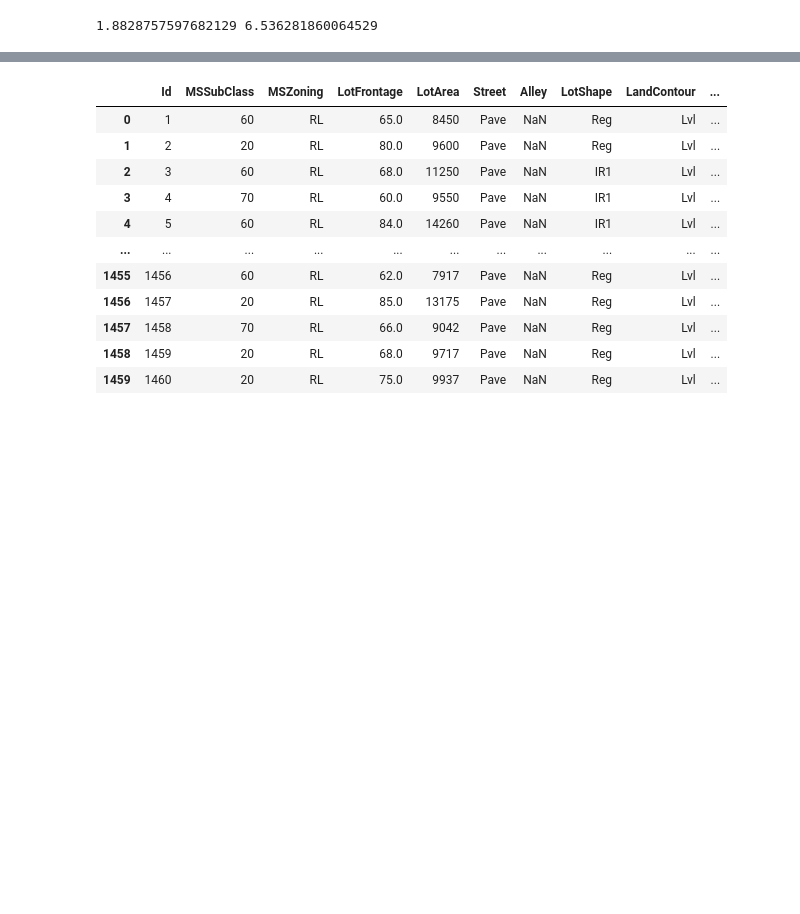
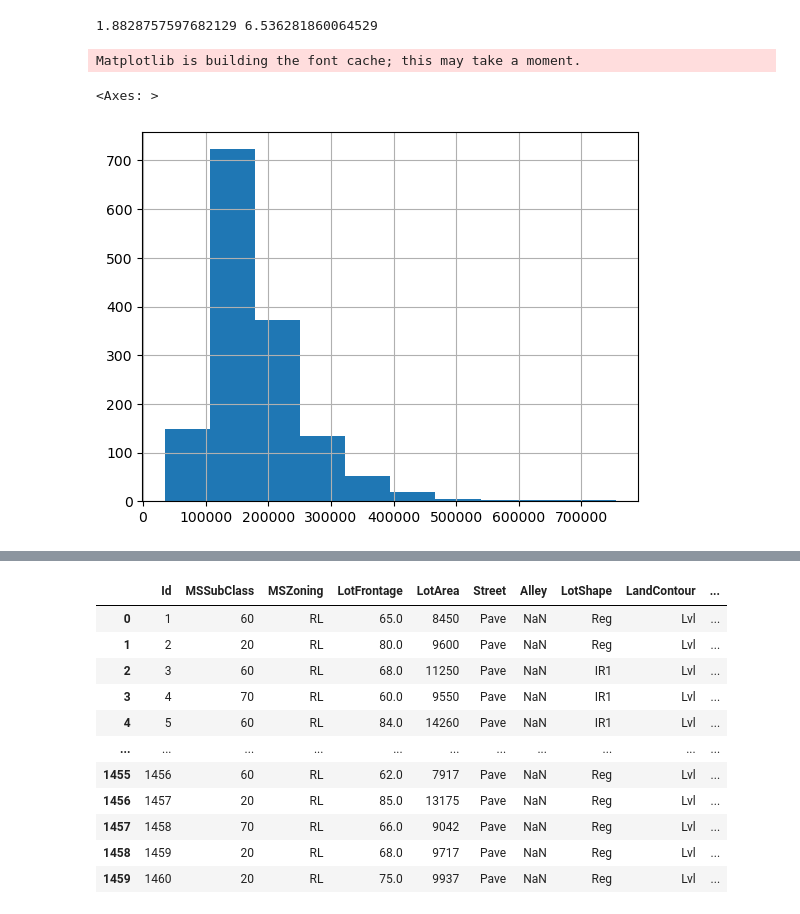
Before and after one commit to PNU-Mentoring/Study, a Jupyter notebook: daewook/T1-4.ipynb, the cells around one changed output, grey strips where cells are left out. Drawn from its saved outputs; the diff is of its cells as text; code cells hidden in the pictures; blank space fills up the shorter version.

```diff
--- a/daewook/T1-4.ipynb
+++ b/daewook/T1-4.ipynb
@@ -32,5 +33,11 @@ k1 = df['SalePrice'].kurt()
 print(s1, k1)
 # %% [output]
 1.8828757597682129 6.536281860064529
+# %%
+df['SalePrice'].hist()
+# %% [output]
+Matplotlib is building the font cache; this may take a moment.
+<Axes: >
+[figure, added]
 # %%
 df['SalePrice'] = np.log1p(df['SalePrice'])
```
Also changed, not shown: parts of 2 cells of this notebook, 5 other files.
